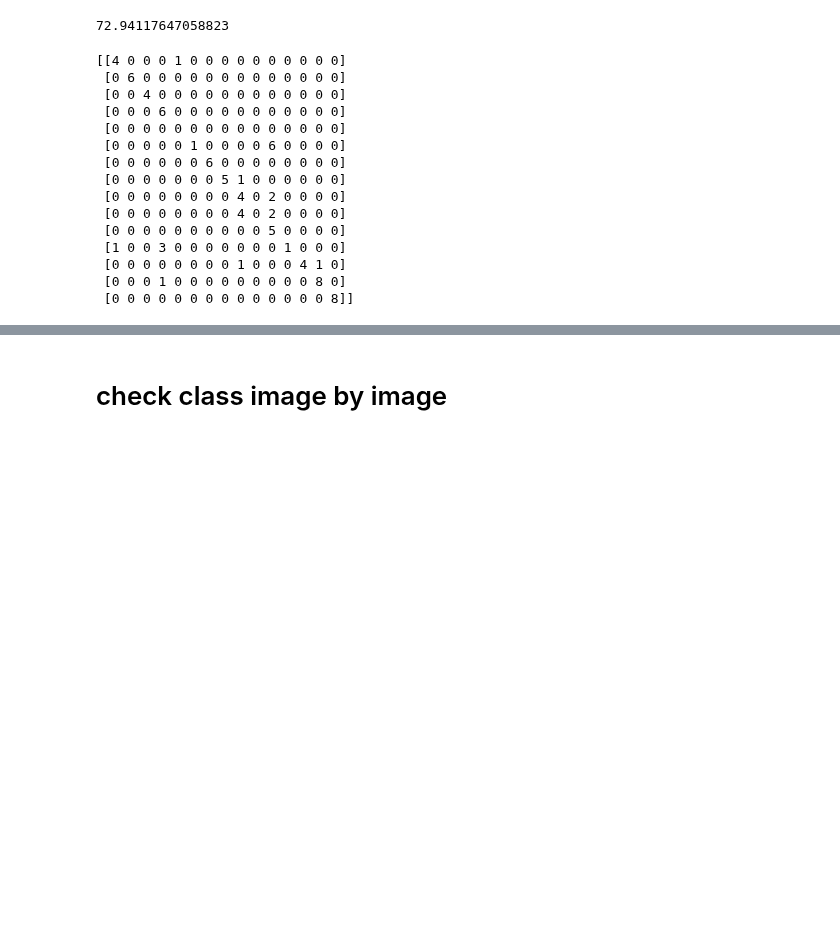
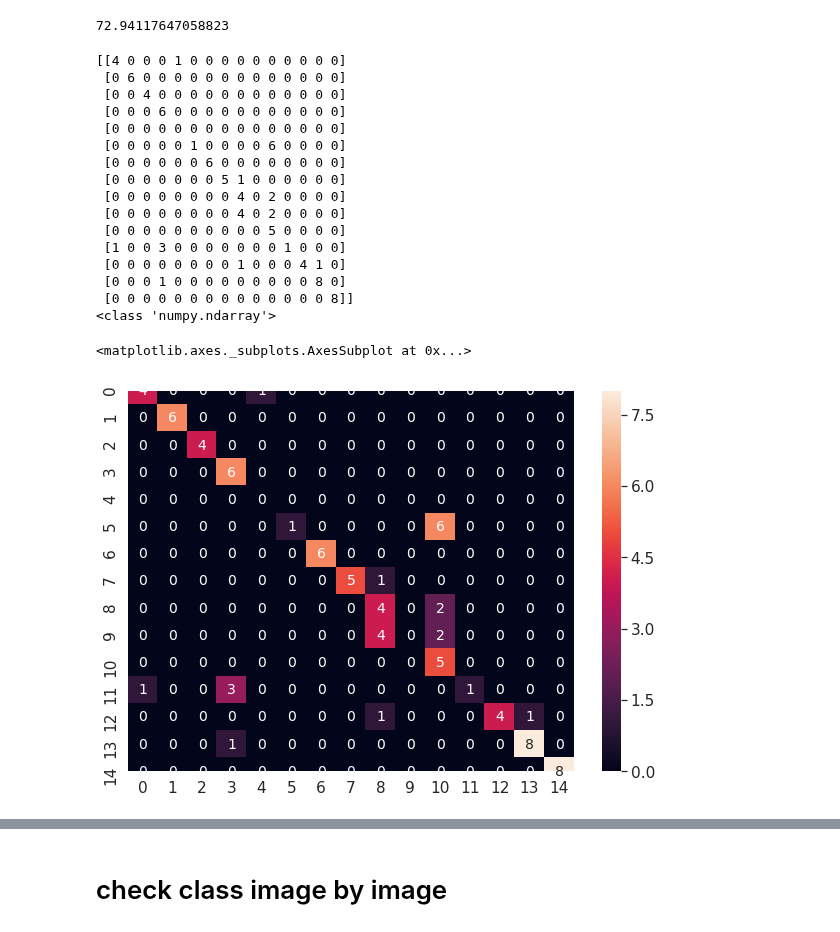
Before and after one commit to atifkarim/Implementation-of-Image-Perception-System-for-Kitchen-Utensils, a Jupyter notebook: classification_UE4_image/UE4_image_classification.ipynb, the cells around one changed output, grey strips where cells are left out. Cells and saved outputs as stored; diff of their text form; code cells hidden in the pictures; blank space fills up the shorter version.

Commit message:
confusion matrix with seaborn

```diff
--- a/classification_UE4_image/UE4_image_classification.ipynb
+++ b/classification_UE4_image/UE4_image_classification.ipynb
@@ -268,6 +268,7 @@ print(accuracy)
 from sklearn.metrics import confusion_matrix
 results = confusion_matrix(y_test, y_pred)
 print(results)
+print(type(results))
 # %% [output]
 [[4 0 0 0 1 0 0 0 0 0 0 0 0 0 0]
  [0 6 0 0 0 0 0 0 0 0 0 0 0 0 0]
@@ -284,6 +285,20 @@ print(results)
  [0 0 0 0 0 0 0 0 1 0 0 0 4 1 0]
  [0 0 0 1 0 0 0 0 0 0 0 0 0 8 0]
  [0 0 0 0 0 0 0 0 0 0 0 0 0 0 8]]
+<class 'numpy.ndarray'>
+# %%
+import seaborn as sn
+import pandas as pd
+import matplotlib.pyplot as plt
+
+df_cm = pd.DataFrame(results, range(15),
+                  range(15))
+plt.figure(figsize = (10,7))
+# sn.set(font_scale=1.4)#for label size
+sn.heatmap(df_cm, annot=True,annot_kws={"size": 14})# font size
+# %% [output]
+<matplotlib.axes._subplots.AxesSubplot at 0x...>
+[figure, added]
 # %%
 from sklearn import metrics
 cm = metrics.confusion_matrix(y_test, y_pred)
```
Also changed, not shown: parts of 2 cells of this notebook.
